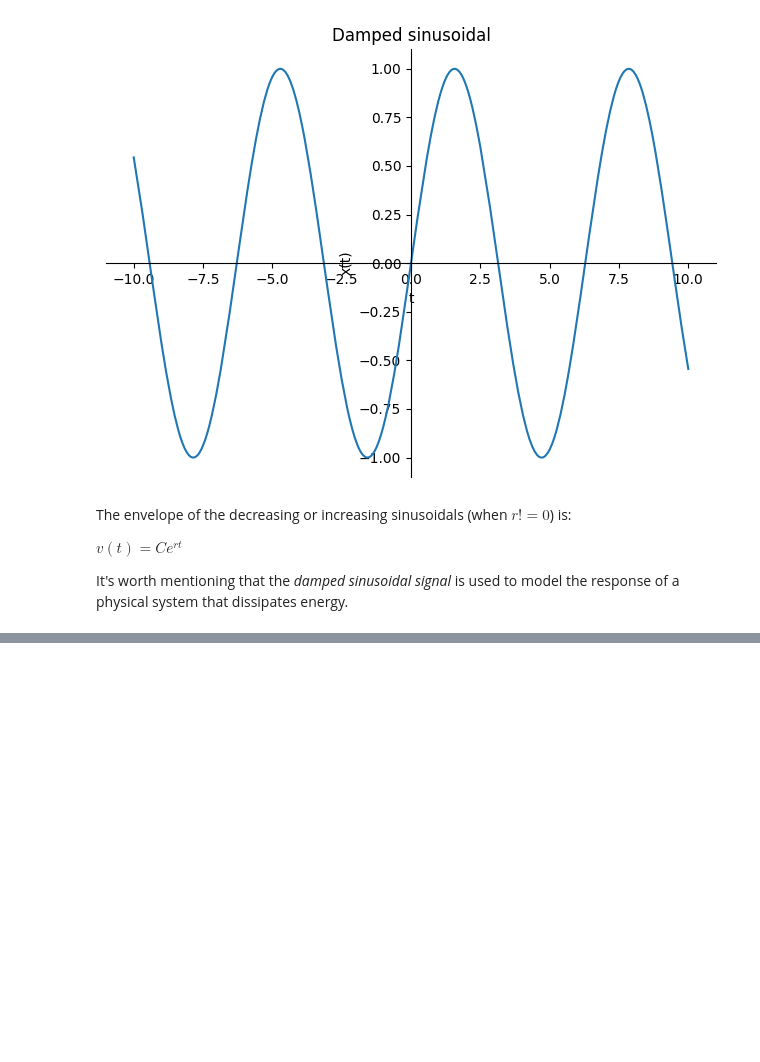
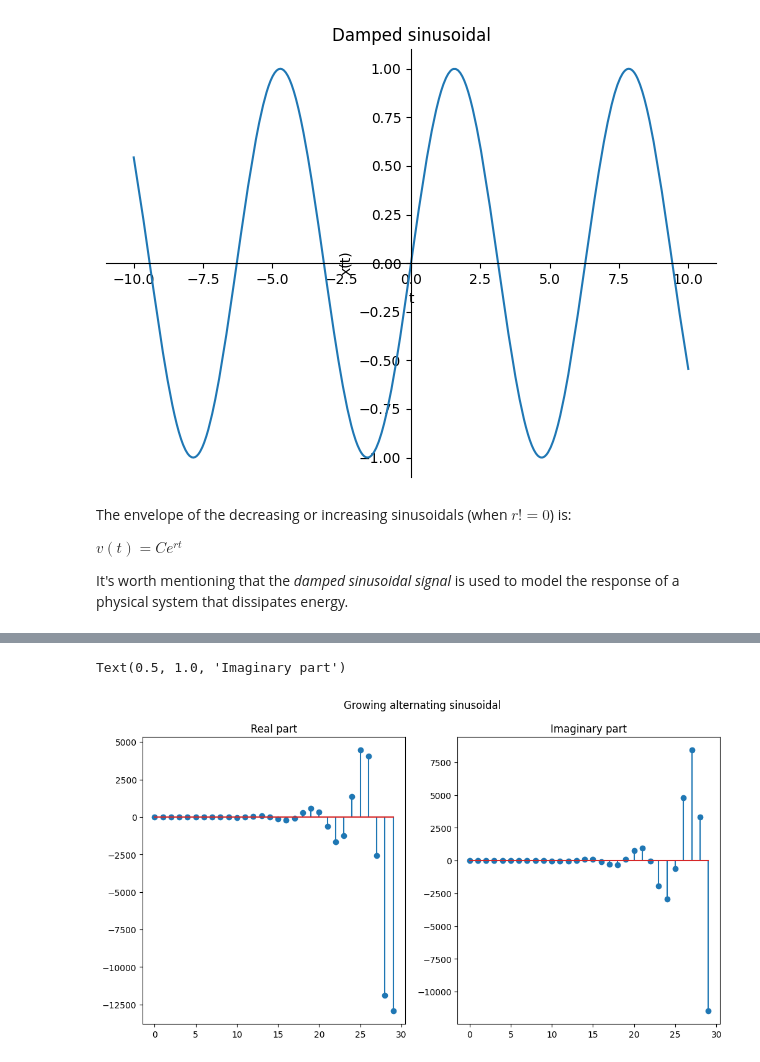
Before and after one commit to zjukd00m/SignalsAndSystems, a Jupyter notebook: Introduction/labs-01-exponentials.ipynb, the cells around one changed output, grey strips where cells are left out. Drawn from its saved outputs; the diff is of its cells as text; code cells hidden in the pictures; blank space fills up the shorter version.

```diff
--- a/Introduction/labs-01-exponentials.ipynb
+++ b/Introduction/labs-01-exponentials.ipynb
@@ -337,0 +486,18 @@ It's worth mentioning that the _damped sinusoidal signal_ is used to model the r
+# %%
+# Growing (alternating) exponential sequence
+y_n = complex_exp(C=1, a=-1.4, omega=1, phi=0, n=n)
+
+fig, axs = plt.subplots(1, 2, figsize=(12, 6))
+
+fig.suptitle("Growing alternating sinusoidal")
+
+_ = axs[0].stem(n, np.real(y_n))
+
+axs[0].set_title("Real part")
+
+_ = axs[1].stem(n, np.imag(y_n))
+
+axs[1].set_title("Imaginary part")
+# %% [output]
+Text(0.5, 1.0, 'Imaginary part')
+[figure, added]
```
Also changed, not shown: parts of 13 cells of this notebook.
